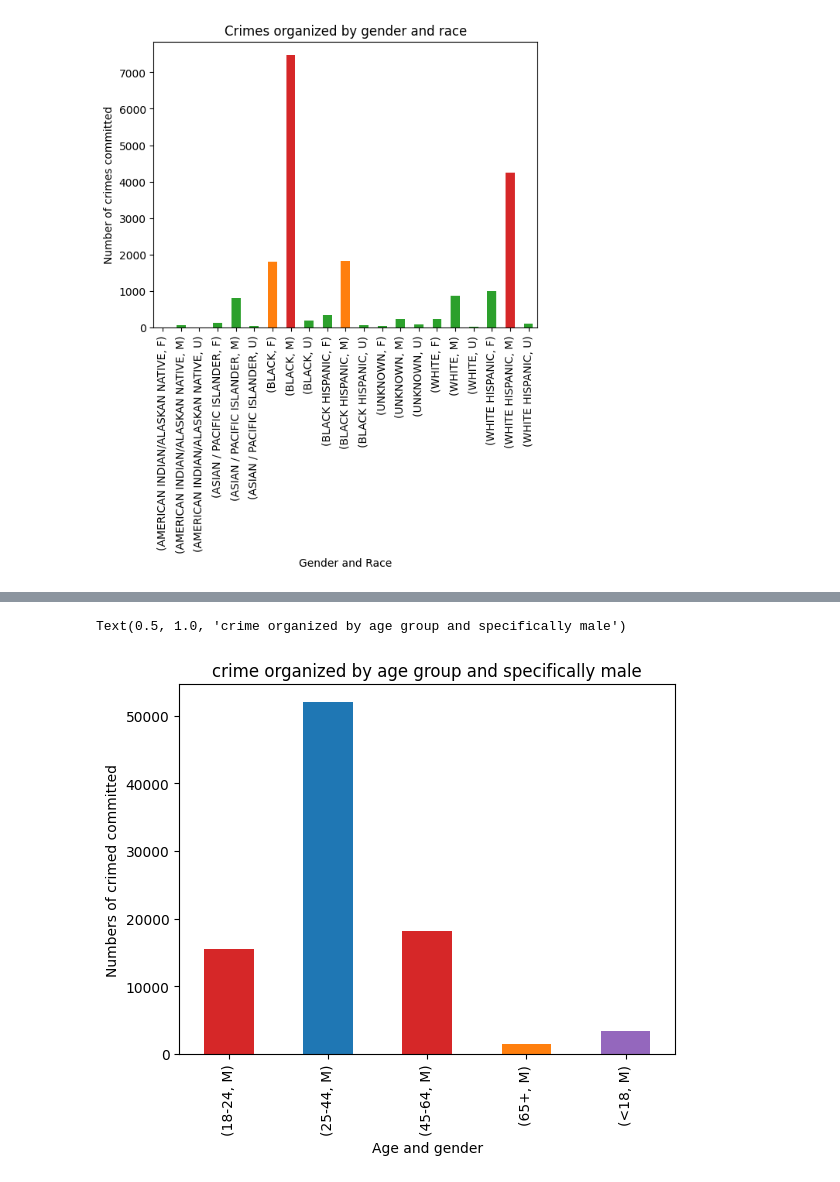
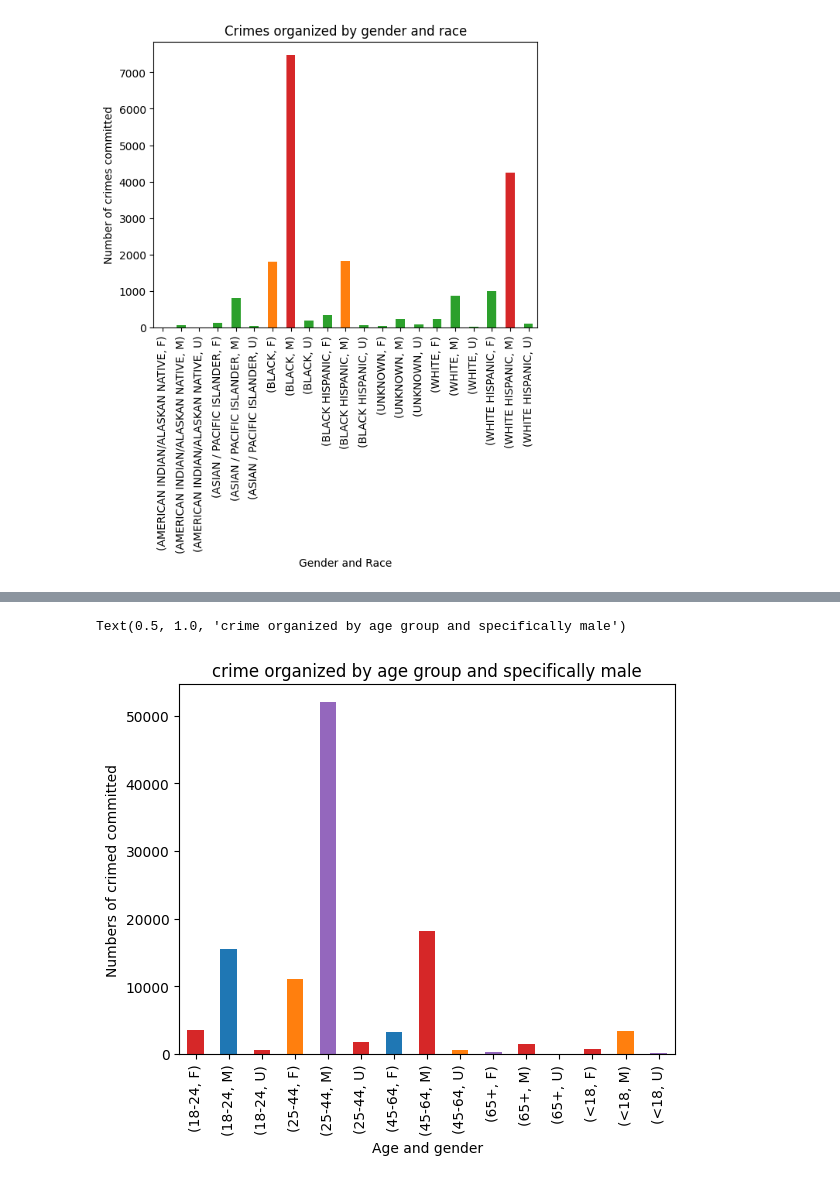
Before and after one commit to AdrianC167/Unit_Two_Data_Science, a Jupyter notebook: project.ipynb, the cells around one changed output, grey strips where cells are left out. Saved outputs shown, nothing was run; the diff lists cells and outputs as text; code cells hidden in the pictures.

Commit message:
finished explanation of my graphs

```diff
--- a/project.ipynb
+++ b/project.ipynb
@@ -34,15 +46,14 @@ how does number of crimes committed by male age group 18-24 compare to the numbe
 # %%
 #makes a graph using the groupby function and groups by age group and sex and then counts based on age group.
-#sets male_med to a filtered version including only males
-males_med = data[data['PERP_SEX'] == "M"]
-#sets y to a organized version of males_med and counts
-y = males_med.groupby(['AGE_GROUP','PERP_SEX'])['AGE_GROUP'].count()
+
+#sets y to a organized version of data and counts
+y = data.groupby(['AGE_GROUP','PERP_SEX'])['AGE_GROUP'].count()
 #sets the bar colors in order
 bar_colors = ['tab:red', 'tab:blue', 'tab:red', 'tab:orange', 'tab:purple']
 #plots the graph using the appropriate labels and colors
 y.plot(kind='bar', ylabel="Numbers of crimed committed",xlabel="Age and gender",color=bar_colors)
 #names the title of the graph
 plt.title("crime organized by age group and specifically male")
 # %% [output]
 Text(0.5, 1.0, 'crime organized by age group and specifically male')
-[figure, old version]
+[figure, new version]
```
Also changed, not shown: parts of 4 cells of this notebook.
